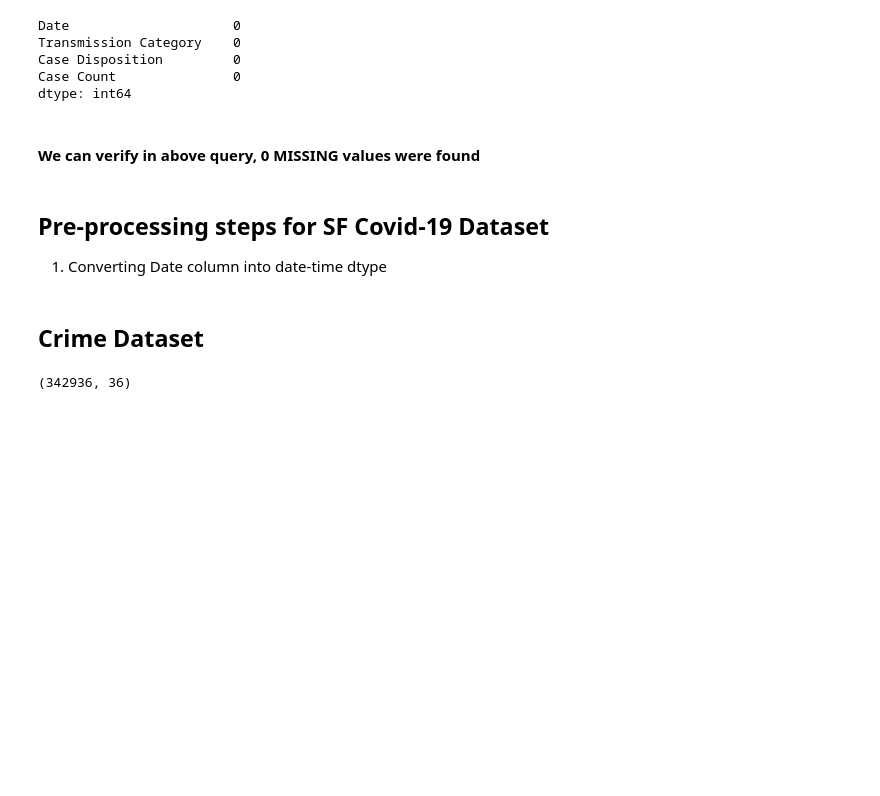
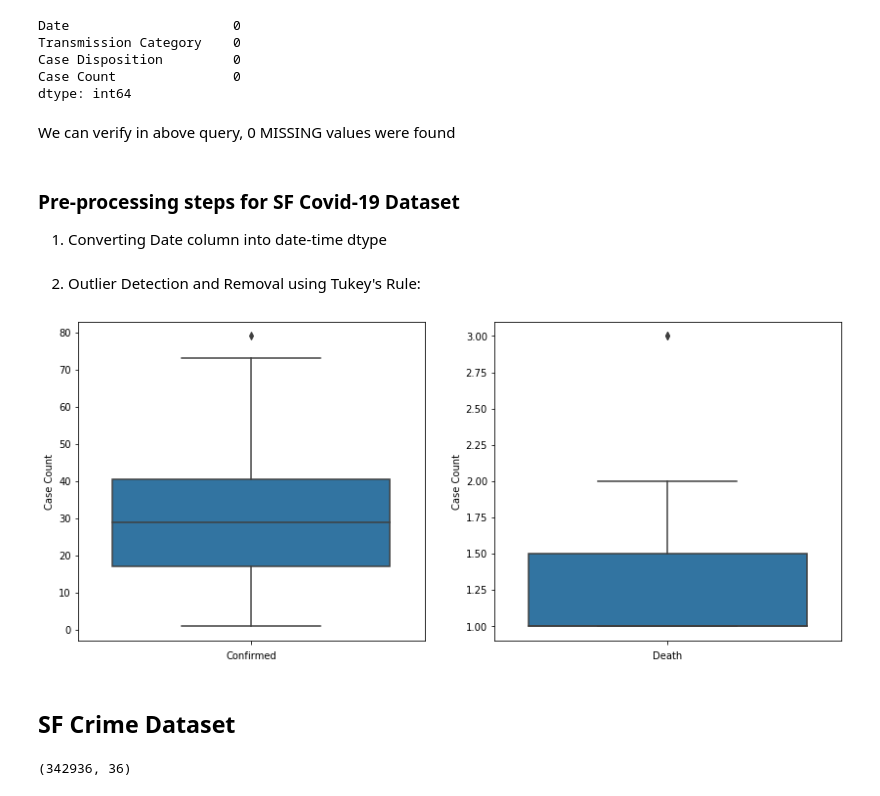
Before and after one commit to ParasAvkirkar/covid19-and-crime, a Jupyter notebook: scratchPad.ipynb, the cells around one changed output. Cells and saved outputs as stored; diff of their text form; code cells hidden in the pictures; blank space fills up the shorter version.

Commit message:
Change log:
- Added code for outlier detection and removal
- Refactoring

```diff
--- a/scratchPad.ipynb
+++ b/scratchPad.ipynb
@@ -27,9 +27,9 @@ Case Disposition         0
 Case Count               0
 dtype: int64
 # %% [markdown]
-#### We can verify in above query, 0 MISSING values were found
+We can verify in above query, 0 MISSING values were found
 # %% [markdown]
-## Pre-processing steps for SF Covid-19 Dataset
+### Pre-processing steps for SF Covid-19 Dataset
 
 1.   Converting Date column into date-time dtype
 # %%
@@ -39,0 +37,18 @@ cases_df["Date"] = pd.to_datetime(cases_df["Date"], format="%Y/%m/%d")
+# %% [markdown]
+2. Outlier Detection and Removal using Tukey's Rule:
+# %%
+# Detect outliers for each type of data
+types = ['Confirmed', 'Death']
+outliers = {}
+f, axes = plt.subplots(1, 2, figsize=[14, 6])
+for i, t in enumerate(types):
+    curr_df = cases_df[cases_df['Case Disposition'] == t].groupby(['Date'])['Case Count'].sum().reset_index()
+    curr_ds = curr_df['Case Count']
+    sns.boxplot(curr_ds, orient='v', ax=axes[i]).set(xlabel=t)
+    Q1 = np.percentile(curr_ds, 25)
+    Q3 = np.percentile(curr_ds, 75)
+    IQR = Q3 - Q1
+    outlier_step = 1.5 * IQR
+    outliers[t] = curr_df[(curr_ds < Q1 - outlier_step) | (curr_ds > Q3 + outlier_step)]
+# %% [output]
+[figure, added]
@@ -40,5 +60,5 @@ cases_df["Date"] = pd.to_datetime(cases_df["Date"], format="%Y/%m/%d")
 # %% [markdown]
-## Crime Dataset
+## SF Crime Dataset
 # %%
 crime_df = pd.read_csv(root_path + '/data/Police_Department_Incident_Reports__2018_to_Present.csv')
 # %%
```
Also changed, not shown: parts of 15 cells of this notebook.
